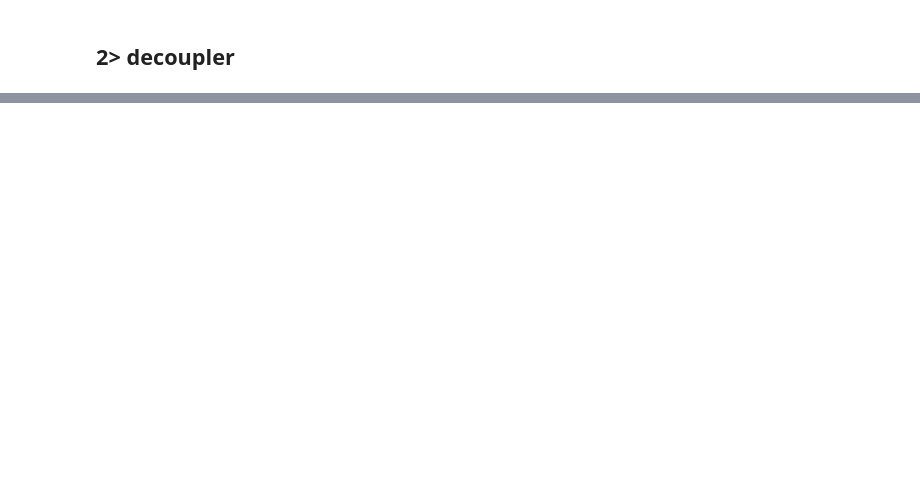
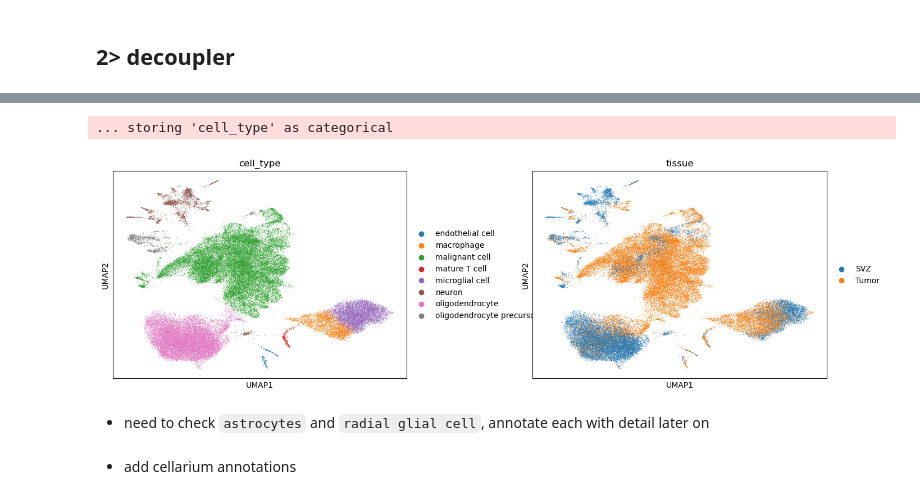
Before and after one commit to JiehoonKwak/crisprscreen, a Jupyter notebook: notebooks/tnl/1_preprocess.ipynb, the cells around one changed output, grey strips where cells are left out. Saved outputs shown, nothing was run; the diff lists cells and outputs as text; code cells hidden in the pictures; blank space fills up the shorter version.

Commit message:
added cellarium cas annotation

```diff
--- a/notebooks/tnl/1_preprocess.ipynb
+++ b/notebooks/tnl/1_preprocess.ipynb
@@ -457,0 +608,34 @@ del bdata
+# %%
+cell_annotation = {
+    '0': 'oligodendrocyte',
+    '1': 'microglial cell',
+    '2': 'oligodendrocyte',
+    '3': 'malignant cell',
+    '4': 'malignant cell',
+    '5': 'malignant cell',
+    '6': 'malignant cell',
+    '7': 'oligodendrocyte',
+    '8': 'macrophage',
+    '9': 'malignant cell',
+    '10': 'malignant cell',
+    '11': 'malignant cell',
+    '12': 'neuron',
+    '13': 'malignant cell',
+    '14': 'oligodendrocyte',
+    '15': 'malignant cell',
+    '16': 'malignant cell',
+    '17': 'oligodendrocyte precursor cell',
+    '18': 'malignant cell',
+    '19': 'malignant cell',
+    '20': 'neuron',
+    '21': 'neuron',
+    '22': 'oligodendrocyte',
+    '23': 'malignant cell',
+    '24': 'oligodendrocyte precursor cell',
+    '25': 'mature T cell',
+    '26': 'endothelial cell',
+    '27': 'neuron'
+}
+
+adata.obs['cell_type'] = adata.obs.leiden.map(cell_annotation)
+adata.obs.cell_type.value_counts()
@@ -457,0 +653,9 @@ del bdata
+# %%
+sc.pl.umap(adata, color = ['cell_type', 'tissue'], wspace = 0.3)
+# %% [output]
+... storing 'cell_type' as categorical
+[figure, added]
+# %% [markdown]
+- need to check `astrocytes` and `radial glial cell`, annotate each with detail later on
+# %% [markdown]
+- add cellarium annotations
```
Also changed, not shown: parts of 33 cells of this notebook, 8 other files.
